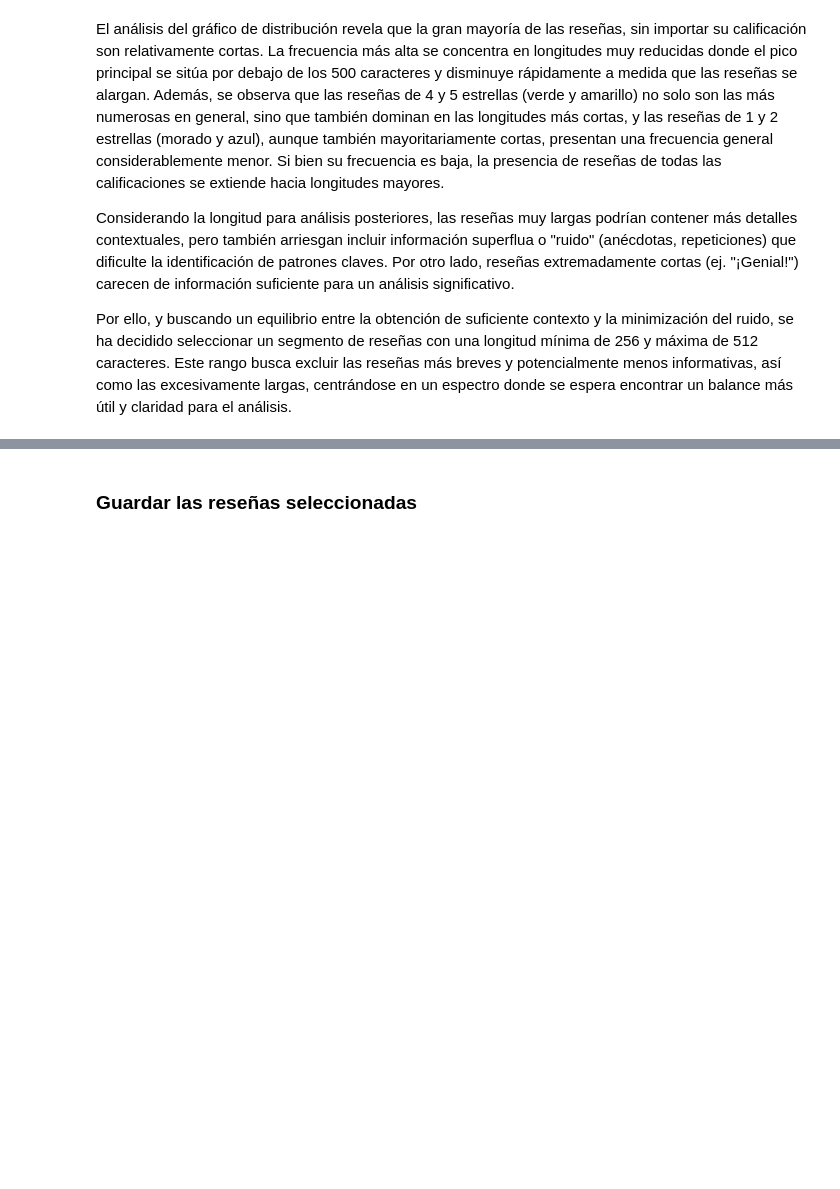
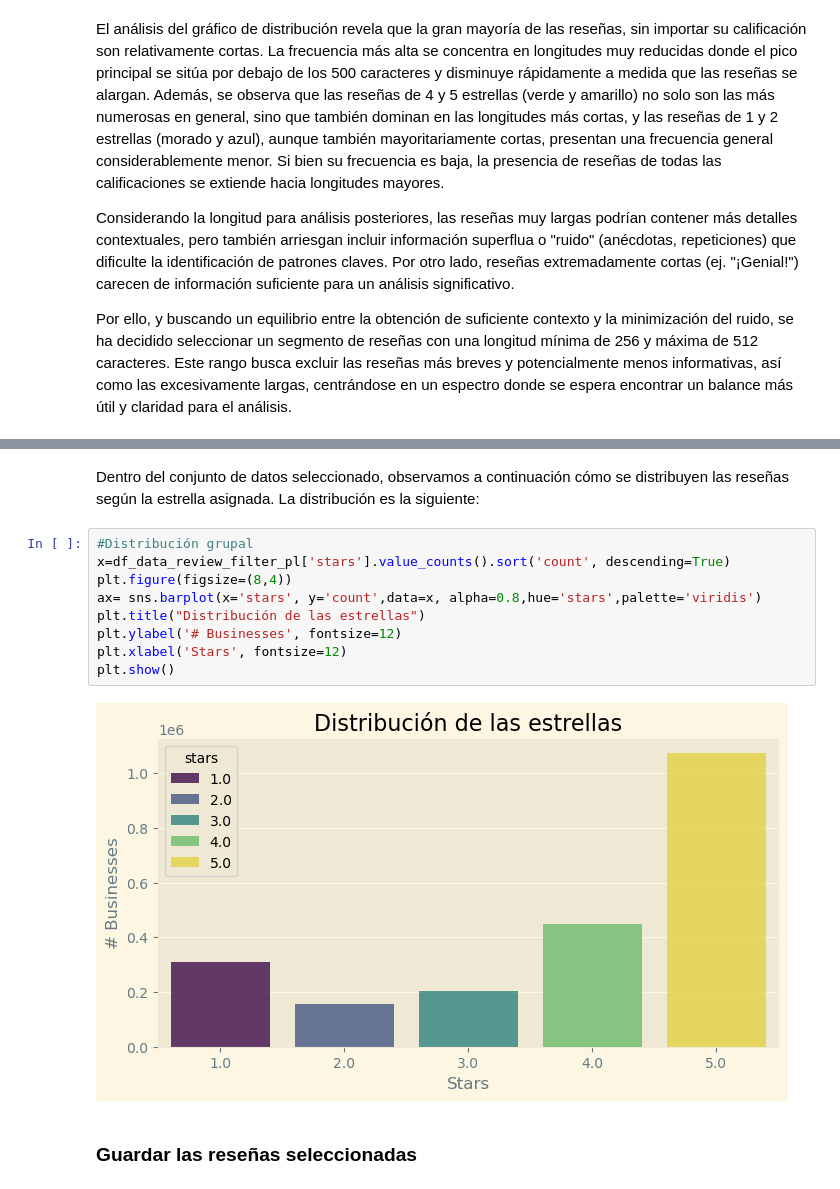
Before and after one commit to ceuratfmg2mai/fakereviews, a Jupyter notebook: 01. procesamiento_datos_yelp.ipynb, the cells around one changed output, grey strips where cells are left out. Saved outputs shown, nothing was run; the diff lists cells and outputs as text; blank space fills up the shorter version.

Commit message:
Update 01. procesamiento_datos_yelp.ipynb
Co-Authored-By: aagudelom <37927536+aagudelom@users.noreply.github.com>

```diff
--- a/01. procesamiento_datos_yelp.ipynb
+++ b/01. procesamiento_datos_yelp.ipynb
@@ -455,6 +455,19 @@ shape: (5, 10)
 | "asXAASywqWEx4lS6PU-r_g" | "lTx02VrbU_YYRffLehyVgg" | "TgbI5_wXWa82NBVwkvC0yQ" | 5.0 | 0 | 0 | 0 | "We've stayed at this Courtyard… | "2017-04-19 20:52:17" | 256 |
 | "7L1JrN4YIEVy98m_8_ebhA" | "QjyrAYCPSc93N5NVTMWUnA" | "gzln_L7ch8z-Ob6autmumw" | 2.0 | 1 | 0 | 0 | "We were drawn in by the full p… | "2015-01-03 23:53:47" | 256 |
 | "sFzKQcym9BcMa3HceZ4AqQ" | "9jlF9iq-Zz8NhQ-ezrCCNQ" | "YKpZ2Ml0NZoYZ5eb3r_Cdg" | 5.0 | 0 | 0 | 0 | "Hands down, one of the BEST st… | "2016-06-12 04:10:33" | 256 |
+# %% [markdown]
+Dentro del conjunto de datos seleccionado, observamos a continuación cómo se distribuyen las reseñas según la estrella asignada. La distribución es la siguiente:
+# %%
+#Distribución grupal
+x=df_data_review_filter_pl['stars'].value_counts().sort('count', descending=True)
+plt.figure(figsize=(8,4))
+ax= sns.barplot(x='stars', y='count',data=x, alpha=0.8,hue='stars',palette='viridis')
+plt.title("Distribución de las estrellas")
+plt.ylabel('# Businesses', fontsize=12)
+plt.xlabel('Stars', fontsize=12)
+plt.show()
+# %% [output]
+[figure, added]
 # %% [markdown]
 ### Guardar las reseñas seleccionadas
 # %%
```
Also changed, not shown: parts of 3 cells of this notebook.
